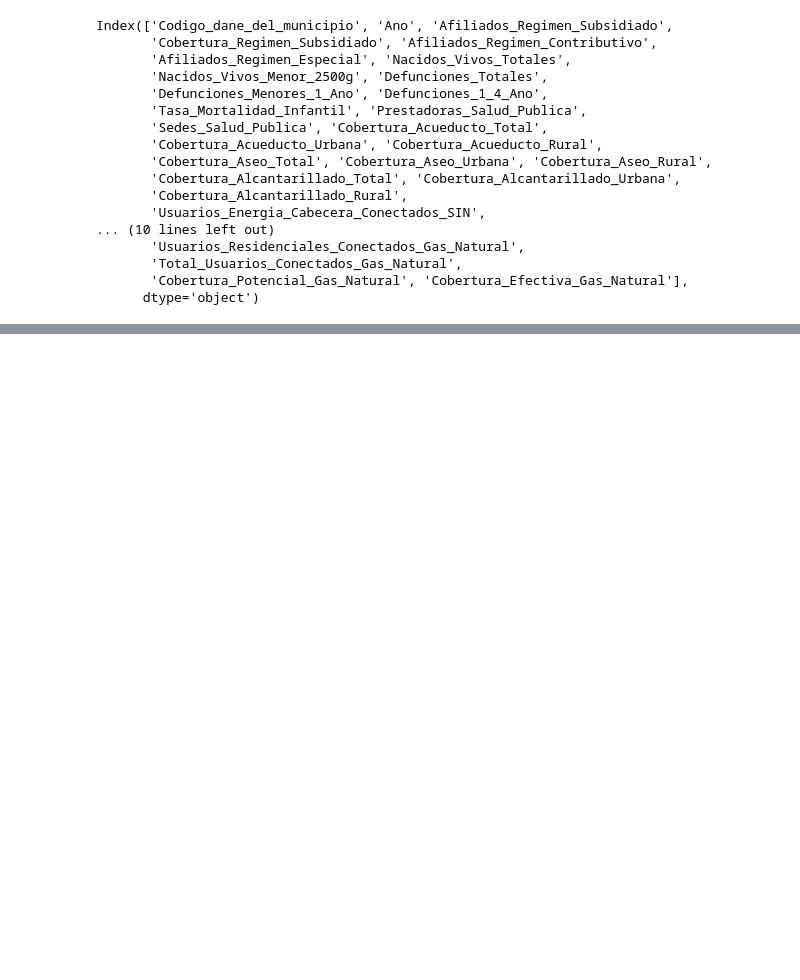
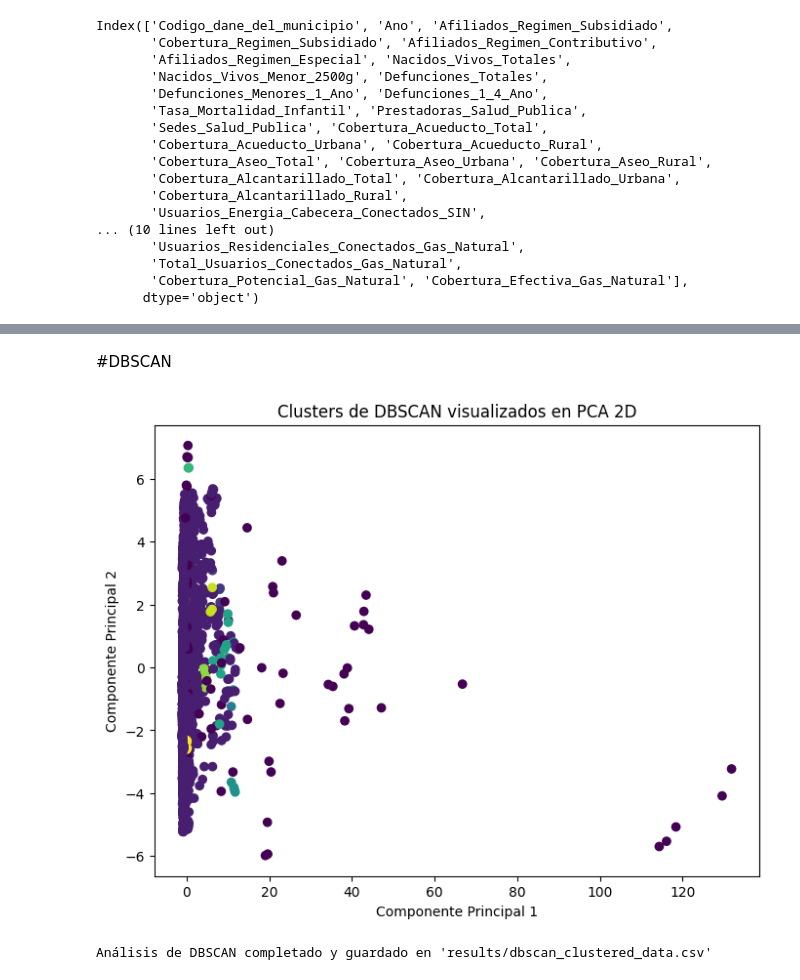
Before and after one commit to camilavald/Proyecto, a Jupyter notebook: scripts/clustering_analysis.ipynb, the cells around one changed output, grey strips where cells are left out. Saved outputs shown, nothing was run; the diff lists cells and outputs as text; code cells hidden in the pictures; blank space fills up the shorter version.

```diff
--- a/scripts/clustering_analysis.ipynb
+++ b/scripts/clustering_analysis.ipynb
@@ -197,0 +354,26 @@ Análisis de clustering completado y resultados guardados en 'results/'
+# %% [markdown]
+#DBSCAN
+# %%
+from sklearn.cluster import DBSCAN
+
+# Ensure datos_processed is loaded with the latest clustering information (e.g., including GMM clusters)
+# Apply DBSCAN with the optimum value of eps
+dbscan = DBSCAN(eps=eps_optimo, min_samples=4)
+datos_processed['DBSCAN_Cluster'] = dbscan.fit_predict(datos_processed[numerical_columns])
+
+# Visualize the DBSCAN clusters
+plt.figure(figsize=(8, 6))
+plt.scatter(pca_result[:, 0], pca_result[:, 1], c=datos_processed['DBSCAN_Cluster'], cmap='viridis')
+plt.title('Clusters de DBSCAN visualizados en PCA 2D')
+plt.xlabel('Componente Principal 1')
+plt.ylabel('Componente Principal 2')
+plt.savefig('results/dbscan_clusters_final.png')
+plt.show()
+plt.close()
+
+# Save the results with DBSCAN clusters
+datos_processed.to_csv('results/dbscan_clustered_data.csv', index=False)
+print("Análisis de DBSCAN completado y guardado en 'results/dbscan_clustered_data.csv'")
+# %% [output]
+[figure, added]
+Análisis de DBSCAN completado y guardado en 'results/dbscan_clustered_data.csv'
```
Also changed, not shown: parts of 17 cells of this notebook, 23 other files.
